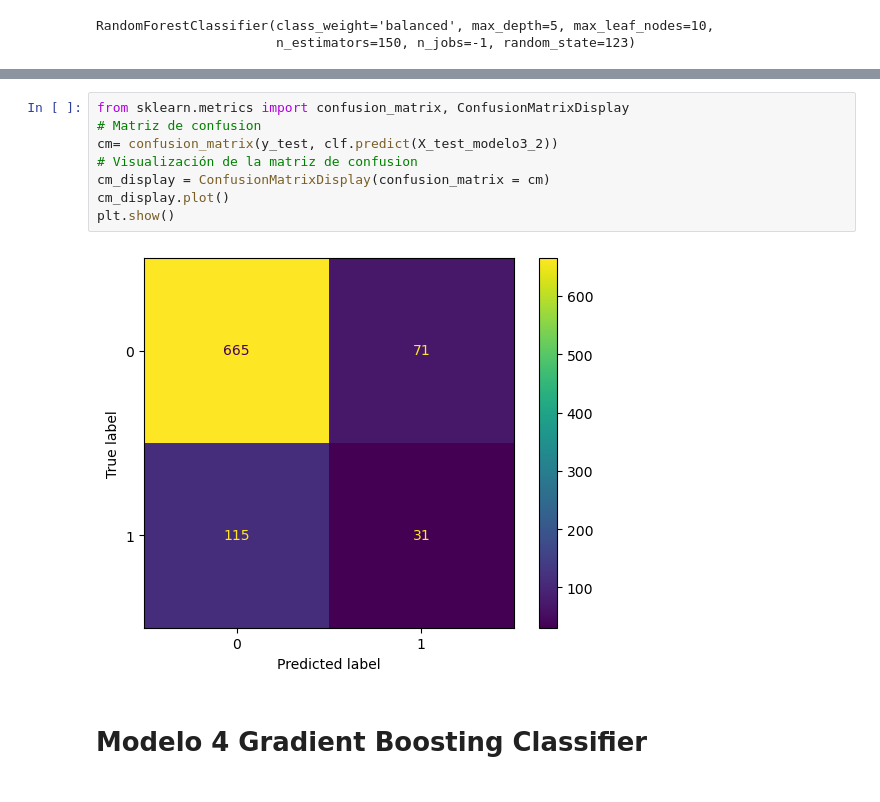
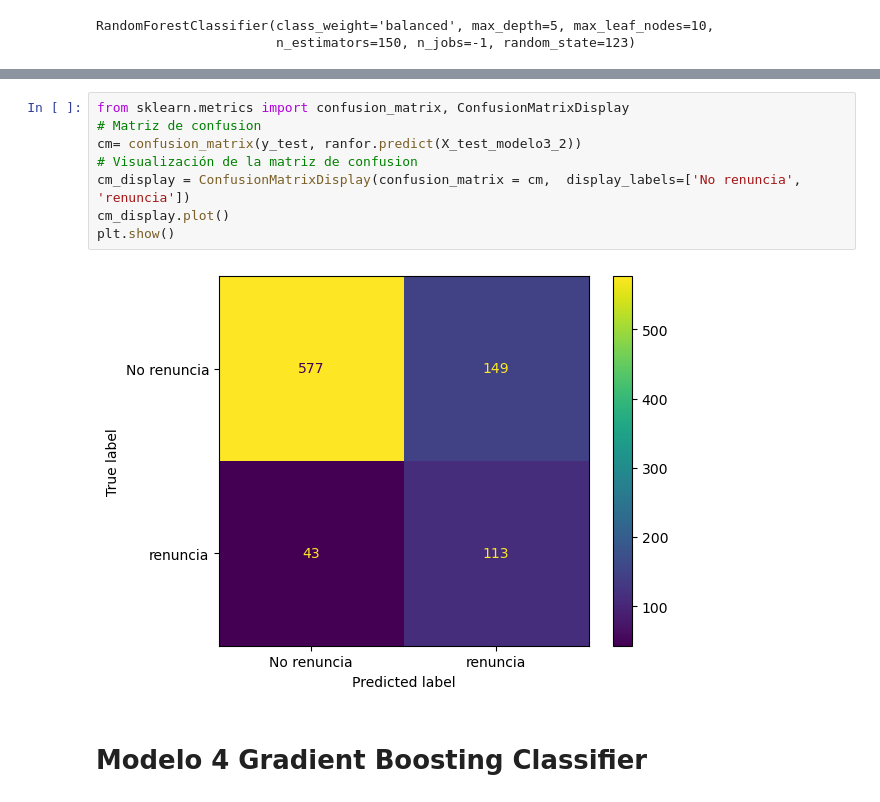
Before and after one commit to CamiloLoaiza12/Analitica2_trabajo1, a Jupyter notebook: Selección_de_variables_y_regularización.ipynb, the cells around one changed output, grey strips where cells are left out. Drawn from its saved outputs; the diff is of its cells as text.

```diff
--- a/Selección_de_variables_y_regularización.ipynb
+++ b/Selección_de_variables_y_regularización.ipynb
@@ -756,13 +735,13 @@ weighted avg       0.84      0.80      0.82       882
 # %%
 from sklearn.metrics import confusion_matrix, ConfusionMatrixDisplay
 # Matriz de confusion
-cm= confusion_matrix(y_test, clf.predict(X_test_modelo3_2))
+cm= confusion_matrix(y_test, ranfor.predict(X_test_modelo3_2))
 # Visualización de la matriz de confusion
-cm_display = ConfusionMatrixDisplay(confusion_matrix = cm)
+cm_display = ConfusionMatrixDisplay(confusion_matrix = cm,  display_labels=['No renuncia', 'renuncia'])
 cm_display.plot()
 plt.show()
 # %% [output]
-[figure, old version]
+[figure, new version]
 # %% [markdown]
 # Modelo 4 Gradient Boosting Classifier
 # %% [markdown]
```
Also changed, not shown: parts of 47 cells of this notebook, 1 other file.
